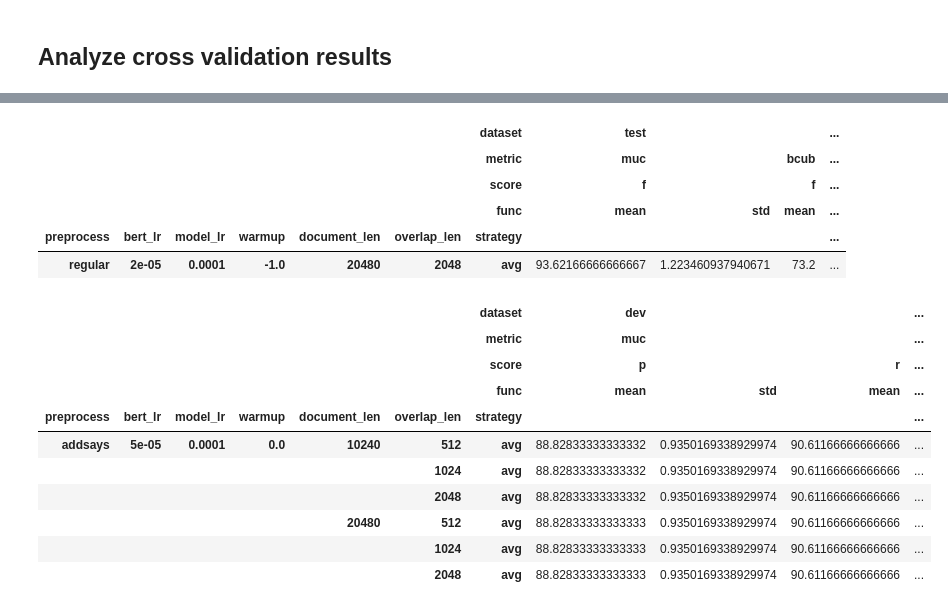
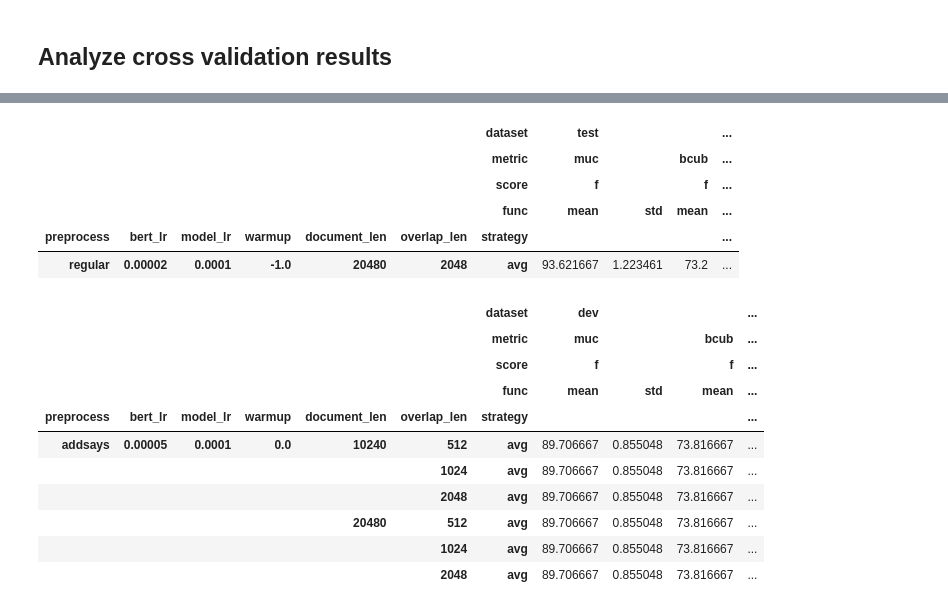
Before and after one commit to usc-sail/mica-character-coref, a Jupyter notebook: coref/movie_coref/notebooks/analyze_cross_val_results.ipynb, the cells around one changed output, grey strips where cells are left out. Drawn from its saved outputs; the diff is of its cells as text; code cells hidden in the pictures.

```diff
--- a/coref/movie_coref/notebooks/analyze_cross_val_results.ipynb
+++ b/coref/movie_coref/notebooks/analyze_cross_val_results.ipynb
@@ -12,6 +12,7 @@ import scipy.stats
 import tqdm
 
 pd.set_option("display.max_columns", 100)
+pd.set_option("display.max_rows", 100)
 # %%
 # Read yaml files
 cross_val_dir = os.path.join(os.getenv("DATA_DIR"),
@@ -162,23 +167,27 @@ hyperparam settings for which results are empty:
 # %%
-cross_val_agg_df.loc[cross_val_agg_df["test"]["conll"]["f"]["mean"] == cross_val_agg_df["test"]["conll"]["f"]["mean"].max(), ("test", slice(None), "f")]
+# maximum test set performance
+cross_val_agg_df.loc[cross_val_agg_df["test"]["conll"]["f"]["mean"]
+                     == cross_val_agg_df["test"]["conll"]["f"]["mean"].max(), ("test", slice(None), "f")]
 # %% [output]
 |  |  |  |  |  |  | dataset | test |  |  | ... |
 |  |  |  |  |  |  | metric | muc |  | bcub | ... |
 |  |  |  |  |  |  | score | f |  | f | ... |
 |  |  |  |  |  |  | func | mean | std | mean | ... |
 | preprocess | bert_lr | model_lr | warmup | document_len | overlap_len | strategy |  |  |  | ... |
-| regular | 2e-05 | 0.0001 | -1.0 | 20480 | 2048 | avg | 93.62166666666667 | 1.223460937940671 | 73.2 | ... |
+| regular | 0.00002 | 0.0001 | -1.0 | 20480 | 2048 | avg | 93.621667 | 1.223461 | 73.2 | ... |
 # %%
-cross_val_agg_df[cross_val_agg_df["dev"]["conll"]["f"]["mean"] == cross_val_agg_df["dev"]["conll"]["f"]["mean"].max()]
+# maximum dev set performance
+cross_val_agg_df.loc[cross_val_agg_df["dev"]["conll"]["f"]["mean"]
+                     == cross_val_agg_df["dev"]["conll"]["f"]["mean"].max(), ("dev", slice(None), "f")]
 # %% [output]
 |  |  |  |  |  |  | dataset | dev |  |  | ... |
-|  |  |  |  |  |  | metric | muc |  |  | ... |
-|  |  |  |  |  |  | score | p |  | r | ... |
+|  |  |  |  |  |  | metric | muc |  | bcub | ... |
+|  |  |  |  |  |  | score | f |  | f | ... |
 |  |  |  |  |  |  | func | mean | std | mean | ... |
 | preprocess | bert_lr | model_lr | warmup | document_len | overlap_len | strategy |  |  |  | ... |
-| addsays | 5e-05 | 0.0001 | 0.0 | 10240 | 512 | avg | 88.82833333333332 | 0.9350169338929974 | 90.61166666666666 | ... |
-|  |  |  |  |  | 1024 | avg | 88.82833333333332 | 0.9350169338929974 | 90.61166666666666 | ... |
-|  |  |  |  |  | 2048 | avg | 88.82833333333332 | 0.9350169338929974 | 90.61166666666666 | ... |
-|  |  |  |  | 20480 | 512 | avg | 88.82833333333333 | 0.9350169338929974 | 90.61166666666666 | ... |
-|  |  |  |  |  | 1024 | avg | 88.82833333333333 | 0.9350169338929974 | 90.61166666666666 | ... |
-|  |  |  |  |  | 2048 | avg | 88.82833333333333 | 0.9350169338929974 | 90.61166666666666 | ... |
+| addsays | 0.00005 | 0.0001 | 0.0 | 10240 | 512 | avg | 89.706667 | 0.855048 | 73.816667 | ... |
+|  |  |  |  |  | 1024 | avg | 89.706667 | 0.855048 | 73.816667 | ... |
+|  |  |  |  |  | 2048 | avg | 89.706667 | 0.855048 | 73.816667 | ... |
+|  |  |  |  | 20480 | 512 | avg | 89.706667 | 0.855048 | 73.816667 | ... |
+|  |  |  |  |  | 1024 | avg | 89.706667 | 0.855048 | 73.816667 | ... |
+|  |  |  |  |  | 2048 | avg | 89.706667 | 0.855048 | 73.816667 | ... |
```
Also changed, not shown: parts of 7 cells of this notebook, 10 other files.
